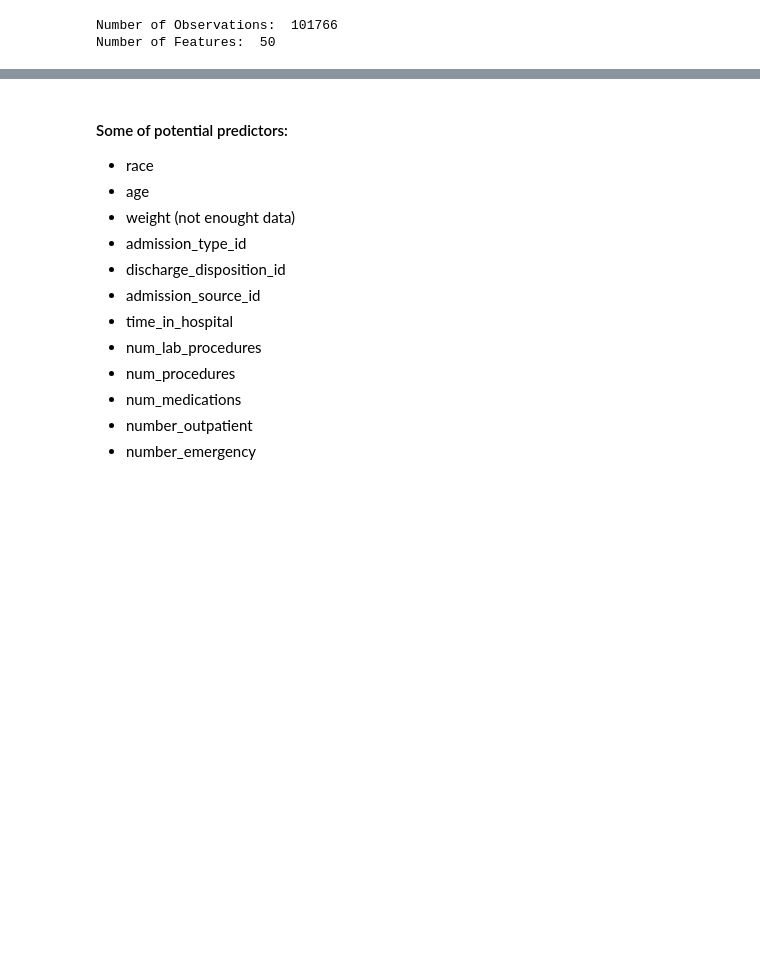
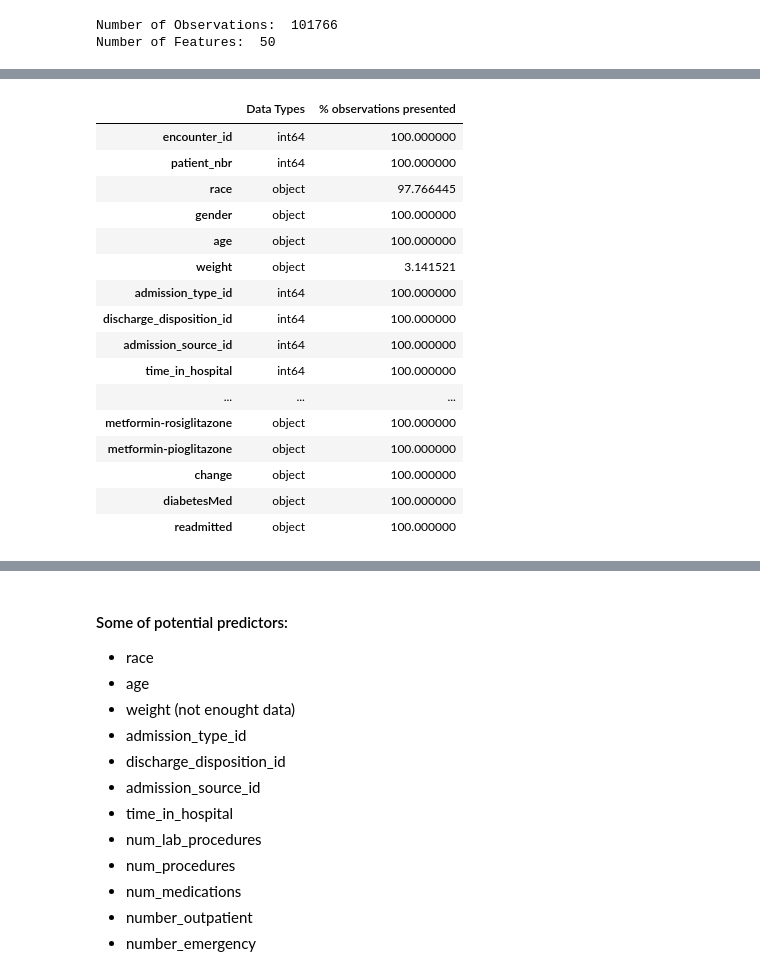
Before and after one commit to Prolexliu/Data_Science, a Jupyter notebook: Final Project Part 3/Final_Project_3.ipynb, the cells around one changed output, grey strips where cells are left out. Drawn from its saved outputs; the diff is of its cells as text; code cells hidden in the pictures; blank space fills up the shorter version.

```diff
--- a/Final Project Part 3/Final_Project_3.ipynb
+++ b/Final Project Part 3/Final_Project_3.ipynb
@@ -8,6 +8,7 @@ import seaborn as sns
 # 1. Import raw dataset
 # %%
 df = pd.read_csv('diabetic_data.csv')
+df_dtype_object = pd.read_csv('diabetic_data.csv',dtype='object')
 # %% [markdown]
 ## 1.1 Visualize Raw data
 # %%
@@ -58,0 +62,2 @@ Number of Features:  50
+# %%
+df_feature = pd.DataFrame(df.dtypes, columns = ['Data Types'])
@@ -59,3 +68,25 @@ Number of Features:  50
+# %%
+features = df.columns
+df_feature['% observations presented'] = df[df_dtype_object[features] != '?'].count()/101766*100
+df_feature
+# %% [output]
+|  | Data Types | % observations presented |
+| encounter_id | int64 | 100.000000 |
+| patient_nbr | int64 | 100.000000 |
+| race | object | 97.766445 |
+| gender | object | 100.000000 |
+| age | object | 100.000000 |
+| weight | object | 3.141521 |
+| admission_type_id | int64 | 100.000000 |
+| discharge_disposition_id | int64 | 100.000000 |
+| admission_source_id | int64 | 100.000000 |
+| time_in_hospital | int64 | 100.000000 |
+| ... | ... | ... |
+| metformin-rosiglitazone | object | 100.000000 |
+| metformin-pioglitazone | object | 100.000000 |
+| change | object | 100.000000 |
+| diabetesMed | object | 100.000000 |
+| readmitted | object | 100.000000 |
 # %%
 column_to_keep = ['race','age','admission_type_id','discharge_disposition_id','admission_source_id',
                   'time_in_hospital','num_lab_procedures','num_procedures','num_medications','number_outpatient',
```
Also changed, not shown: parts of 5 cells of this notebook.
